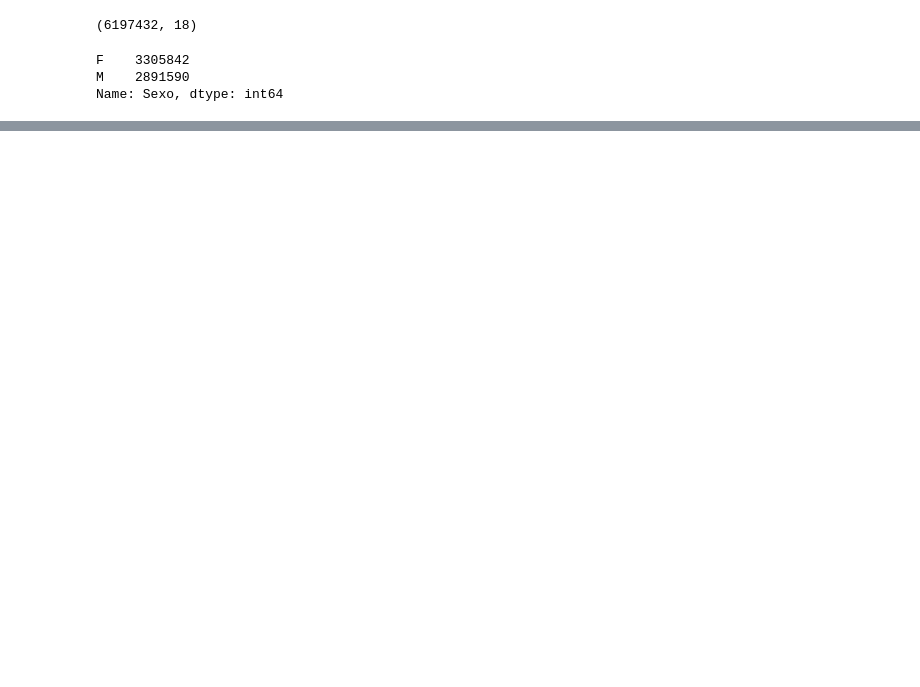
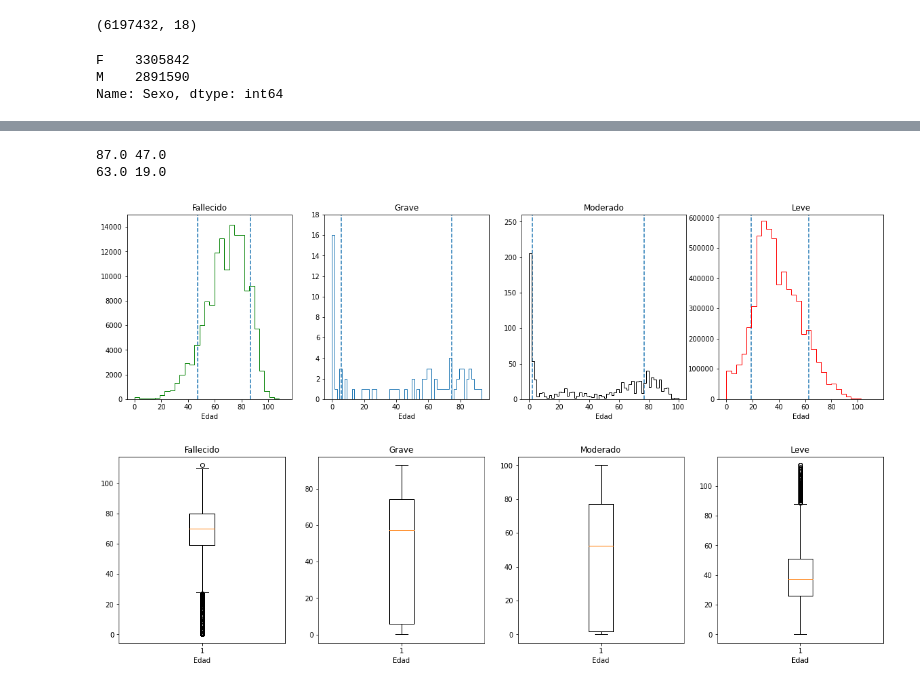
Before and after one commit to edangomez/INS-COVID19, a Jupyter notebook: pipeline.ipynb, the cells around one changed output, grey strips where cells are left out. Saved outputs shown, nothing was run; the diff lists cells and outputs as text; code cells hidden in the pictures; blank space fills up the shorter version.

```diff
--- a/pipeline.ipynb
+++ b/pipeline.ipynb
@@ -372,0 +345,49 @@ plt.show()
+# %%
+fig, axs = plt.subplots(1, 4, figsize=(20,5))
+axs[0].hist(df[df['Estado']=='Fallecido'].Edad, bins=30, color='g', histtype = 'step', stacked=True)
+q3, q1 = np.percentile(df[df['Estado']=='Fallecido'].Edad, [90,10])
+print(q3,q1)
+axs[0].vlines([q1,q3],0,15000, linestyle='dashed')
+axs[0].set_title('Fallecido')
+axs[0].set_xlabel('Edad')
+axs[0].set_ylim(0,15000)
+axs[1].hist(df[df['Estado']=='Grave'].Edad, bins=60, histtype = 'step')
+q3, q1 = np.percentile(df[df['Estado']=='Grave'].Edad, [75,25])
+axs[1].vlines([q1,q3],0,20, linestyle='dashed')
+axs[1].set_title('Grave')
+axs[1].set_xlabel('Edad')
+axs[1].set_ylim(0,18)
+axs[2].hist(df[df['Estado']=='Moderado'].Edad, bins=60, histtype = 'step', color='k')
+q3, q1 = np.percentile(df[df['Estado']=='Moderado'].Edad, [75,25])
+axs[2].vlines([q1,q3],0,300, linestyle='dashed')
+axs[2].set_title('Moderado')
+axs[2].set_xlabel('Edad')
+axs[2].set_ylim(0,260)
+axs[3].hist(df[df['Estado']=='Leve'].Edad, bins=30, histtype = 'step', color='r')
+q3, q1 = np.percentile(df[df['Estado']=='Leve'].Edad, [90,10])
+print(q3,q1)
+axs[3].vlines([q1,q3],0,610000, linestyle='dashed')
+axs[3].set_title('Leve')
+axs[3].set_xlabel('Edad')
+axs[3].set_ylim(0,610000)
+plt.show()
+
+fig, axs = plt.subplots(1, 4, figsize=(20,5))
+axs[0].boxplot(df[df['Estado']=='Fallecido'].Edad)
+axs[0].set_title('Fallecido')
+axs[0].set_xlabel('Edad')
+axs[1].boxplot(df[df['Estado']=='Grave'].Edad)
+axs[1].set_title('Grave')
+axs[1].set_xlabel('Edad')
+axs[2].boxplot(df[df['Estado']=='Moderado'].Edad)
+axs[2].set_title('Moderado')
+axs[2].set_xlabel('Edad')
+axs[3].boxplot(df[df['Estado']=='Leve'].Edad)
+axs[3].set_title('Leve')
+axs[3].set_xlabel('Edad')
+plt.show()
+# %% [output]
+87.0 47.0
+63.0 19.0
+[figure, added]
+[figure, added]
```
Also changed, not shown: parts of 15 cells of this notebook.
